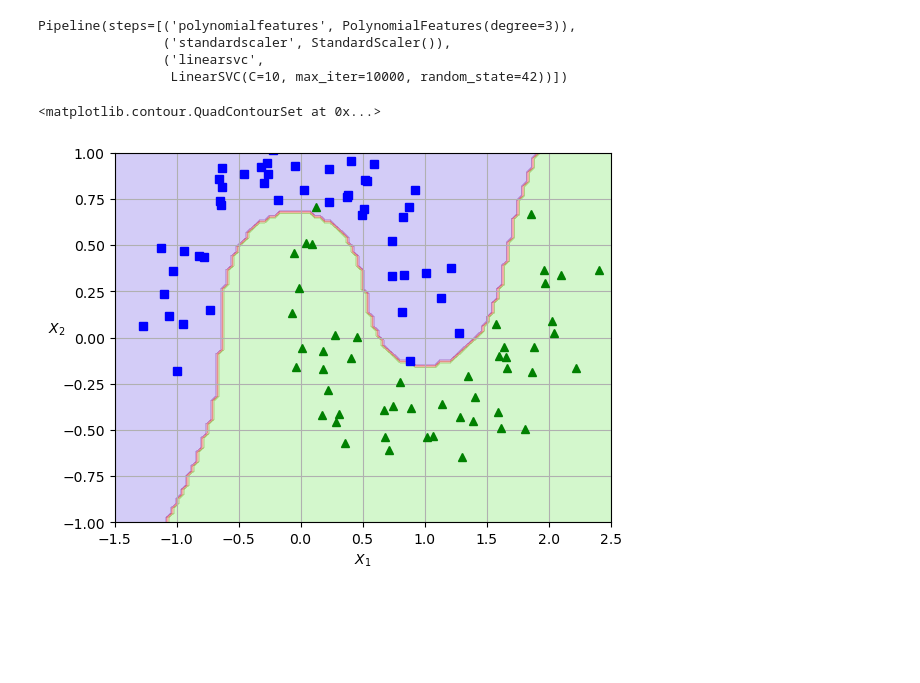
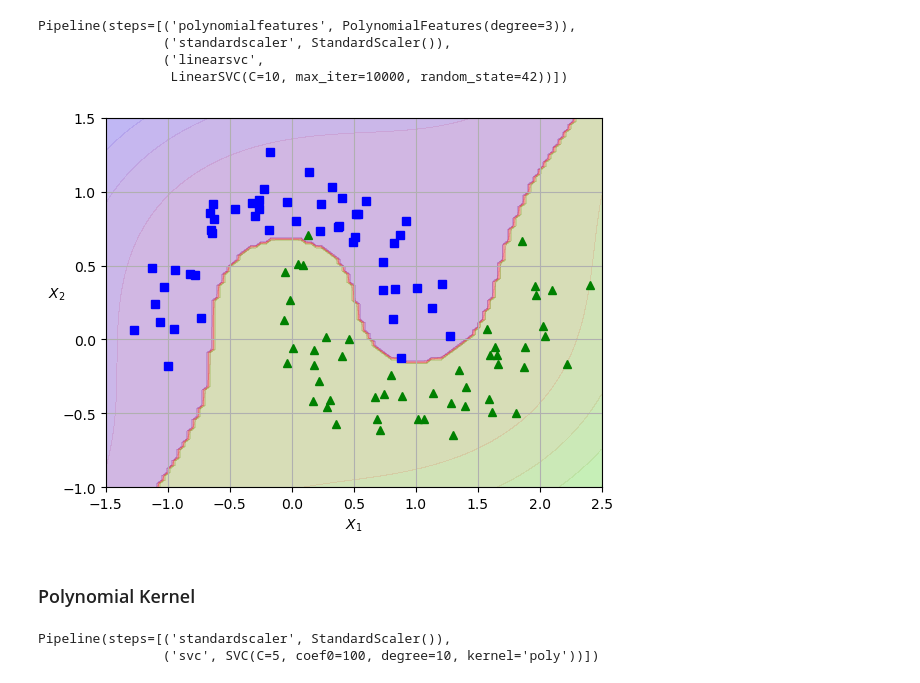
Before and after one commit to w-alkao/ml, a Jupyter notebook: Support_Vector_Machines.ipynb, the cells around one changed output. Saved outputs shown, nothing was run; the diff lists cells and outputs as text; code cells hidden in the pictures; blank space fills up the shorter version.

```diff
--- a/Support_Vector_Machines.ipynb
+++ b/Support_Vector_Machines.ipynb
@@ -318,20 +318,43 @@ Pipeline(steps=[('polynomialfeatures', PolynomialFeatures(degree=3)),
                 ('linearsvc',
                  LinearSVC(C=10, max_iter=10000, random_state=42))])
 # %%
-plt.plot(X[:, 0][y==0], X[:, 1][y==0], "bs")
-plt.plot(X[:, 0][y==1], X[:, 1][y==1], "g^")
-plt.grid()
-plt.xlabel("$X_1$")
-plt.ylabel("$X_2$", rotation=0)
-plt.axis([-1.5, 2.5, -1, 1])
+def plot_dataset(X, y, axes):
+    plt.plot(X[:, 0][y==0], X[:, 1][y==0], "bs")
+    plt.plot(X[:, 0][y==1], X[:, 1][y==1], "g^")
+    plt.grid()
+    plt.xlabel("$X_1$")
+    plt.ylabel("$X_2$", rotation=0)
+    plt.axis(axes)
 
-As = np.linspace(-1.5, 2.5, 100)
-Bs = np.linspace(-1, 1.5, 100)
-A, B = np.meshgrid(As, Bs)
-X1 = np.c_[A.ravel(), B.ravel()]
-y_pred = polynomial_svm_clf.predict(X1).reshape(A.shape)
-y_decision = polynomial_svm_clf.decision_function(X1).reshape(A.shape)
-plt.contourf(A, B, y_pred, cmap=plt.cm.brg, alpha=0.2)
+def plot_predictions(clf, axes):
+    As = np.linspace(axes[0], axes[1], 100)
+    Bs = np.linspace(axes[2], axes[3], 100)
+    A, B = np.meshgrid(As, Bs)
+    X1 = np.c_[A.ravel(), B.ravel()]
+    y_pred = clf.predict(X1).reshape(A.shape)
+    y_decision = clf.decision_function(X1).reshape(A.shape)
+    plt.contourf(A, B, y_pred, cmap=plt.cm.brg, alpha=0.2)
+    plt.contourf(A, B, y_decision, cmap=plt.cm.brg, alpha=0.1)
-# %% [output]
-<matplotlib.contour.QuadContourSet at 0x...>
-[figure, removed]
+# %%
+plot_predictions(polynomial_svm_clf, [-1.5, 2.5, -1, 1.5])
+plot_dataset(X, y, [-1.5, 2.5, -1, 1.5])
+# %% [output]
+[figure, added]
+# %% [markdown]
+### Polynomial Kernel
+# %%
+poly_kernel_svm_clf1 = make_pipeline(
+    StandardScaler(),
+    SVC(kernel="poly", degree=3, coef0=1, C=5)
+)
+
+poly_kernel_svm_clf2 = make_pipeline(
+    StandardScaler(),
+    SVC(kernel="poly", degree=10, coef0=100, C=5)
+)
+
+poly_kernel_svm_clf1.fit(X, y)
+poly_kernel_svm_clf2.fit(X, y)
+# %% [output]
+Pipeline(steps=[('standardscaler', StandardScaler()),
+                ('svc', SVC(C=5, coef0=100, degree=10, kernel='poly'))])
```
Also changed, not shown: parts of 6 cells of this notebook.
